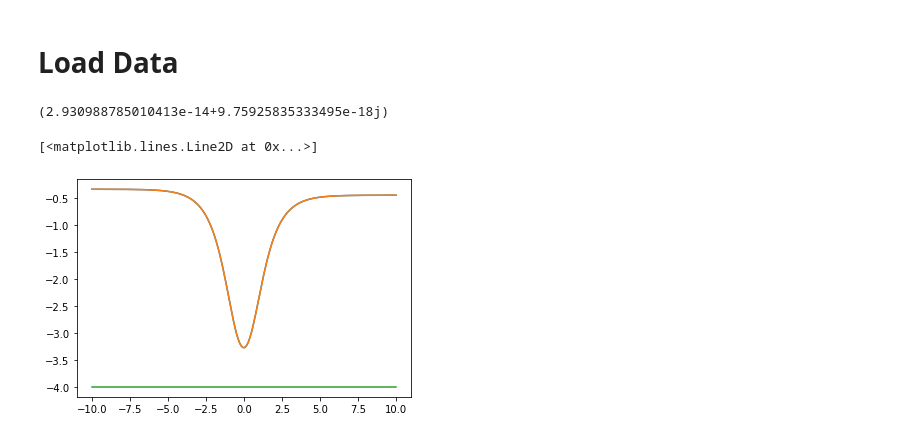
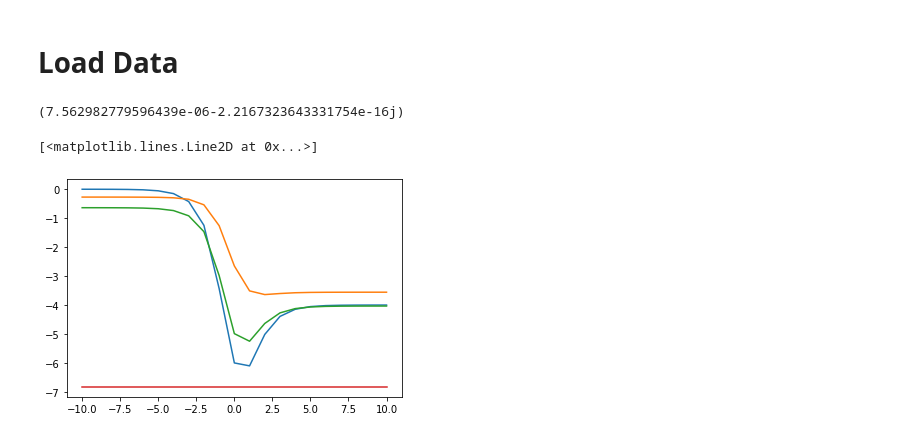
Before and after one commit to immoth/Hubbard_summetries, a Jupyter notebook: Gutzwiller/Error_Mitigation/Square_Lattice_Local_Givens_Alpha_Circs.ipynb, the cells around one changed output. Drawn from its saved outputs; the diff is of its cells as text; code cells hidden in the pictures.

```diff
--- a/Gutzwiller/Error_Mitigation/Square_Lattice_Local_Givens_Alpha_Circs.ipynb
+++ b/Gutzwiller/Error_Mitigation/Square_Lattice_Local_Givens_Alpha_Circs.ipynb
@@ -1376,7 +1021,7 @@ for gi in range(-10,10):
     egl = analyze_energy(g,u,k,d,N,results,alpha_results)
     eg.append(egl)
     gl.append(g)
-    eT.append(e[arg[[1]]])
+    eT.append(e[arg[[0]]])
 # %%
 import matplotlib.pyplot as plt
 
@@ -1412,6 +1057,15 @@ fpath = "/Users/stenger/Documents/Research/Hubbard_symmetries/Gutzwiller/Data/"
 file_to_read = open(fpath + "Gutz4_lagos_test.pickle", "rb")
 
 loaded_results = pickle.load(file_to_read)
+# %%
+import pickle
+fpath = "/Users/stenger/Documents/Research/Hubbard_symmetries/Gutzwiller/Data/"
+
+file_to_read = open(fpath + "Gutz4_lagos_alphas2_test.pickle", "rb")
+
+loaded_alpha_results = pickle.load(file_to_read)
+# %%
+loaded_results = normalize_results(loaded_results)
 # %%
 def psi_d(w,u,k,d,N):
     H = M(u,4) + K(k,4) + D(d,4)
@@ -1419,7 +1073,7 @@ def psi_d(w,u,k,d,N):
     return Mdot([ln.expm(-H*w),psi_spin])/norm
 # %%
 k = 1
-d = 0
+d = 2
 u = -d/2
 N=4
 w=5
@@ -1433,24 +1087,28 @@ print(e4-e[arg[0]])
 
 
 eg = []
+egh = []
 egm = []
 gl = []
 eT = []
-for gi in range(-100,101):
-    g = 0.1*gi
-    egl = analyze_energy(g,u,k,d,N,loaded_results)
-    eglm = analyze_energy(g,u,k,d,N,results)
+for gi in range(-10,11):
+    g = gi
+    egl = analyze_energy(g,u,k,d,N,loaded_results,loaded_alpha_results)
+    eghl = analyze_energy(g,u,k,d,N,loaded_results,alpha_results)
+    eglm = analyze_energy(g,u,k,d,N,results,alpha_results)
     eg.append(egl)
+    egh.append(eghl)
     egm.append(eglm)
     gl.append(g)
     eT.append(e[arg[0]])
 # %% [output]
-(2.930988785010413e-14+9.75925835333495e-18j)
+(7.562982779596439e-06-2.2167323643331754e-16j)
 # %%
 plt.plot(gl,egm)
 plt.plot(gl,eg)
+plt.plot(gl,egh)
 plt.plot(gl,eT)
 #plt.ylim(-45,-35)
 # %% [output]
 [<matplotlib.lines.Line2D at 0x...>]
-[figure, old version]
+[figure, new version]
```
Also changed, not shown: parts of 26 cells of this notebook, 2 other files.
